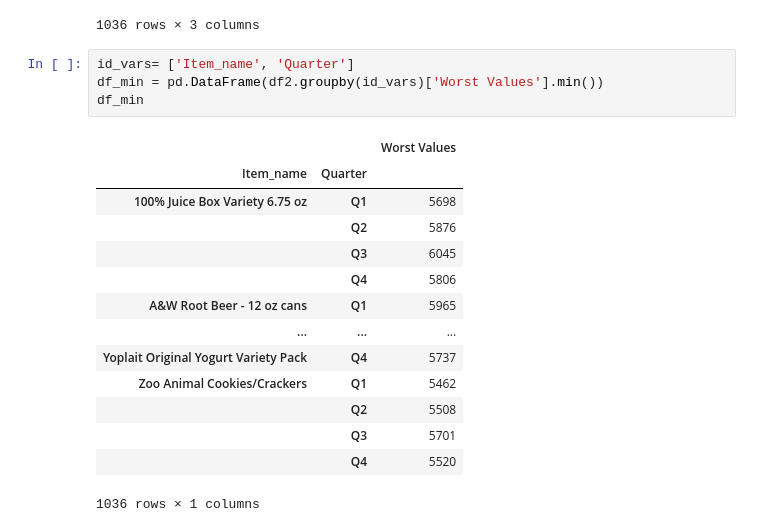
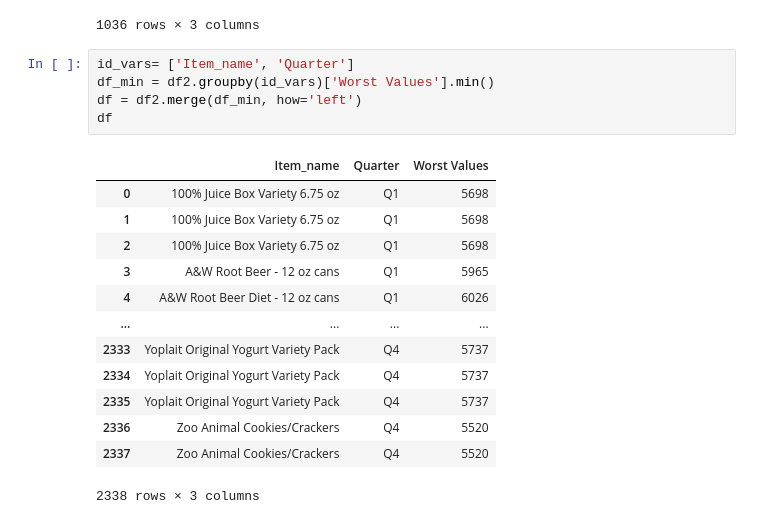
Before and after one commit to SadiaAlamChy/HDA-Tech-Learning, a Jupyter notebook: notebook/Analytics/OLAP Query/Query 8.ipynb, the cells around one changed output. Saved outputs shown, nothing was run; the diff lists cells and outputs as text.

```diff
--- a/notebook/Analytics/OLAP Query/Query 8.ipynb
+++ b/notebook/Analytics/OLAP Query/Query 8.ipynb
@@ -136,20 +136,20 @@ df2
 1036 rows × 3 columns
 # %%
 id_vars= ['Item_name', 'Quarter']
-df_min = pd.DataFrame(df2.groupby(id_vars)['Worst Values'].min())
-df_min
+df_min = df2.groupby(id_vars)['Worst Values'].min()
+df = df2.merge(df_min, how='left')
+df
 # %% [output]
-|  |  | Worst Values |
-| Item_name | Quarter |  |
-| 100% Juice Box Variety 6.75 oz | Q1 | 5698 |
-|  | Q2 | 5876 |
-|  | Q3 | 6045 |
-|  | Q4 | 5806 |
-| A&W Root Beer - 12 oz cans | Q1 | 5965 |
-| ... | ... | ... |
-| Yoplait Original Yogurt Variety Pack | Q4 | 5737 |
-| Zoo Animal Cookies/Crackers | Q1 | 5462 |
-|  | Q2 | 5508 |
-|  | Q3 | 5701 |
-|  | Q4 | 5520 |
+|  | Item_name | Quarter | Worst Values |
+| 0 | 100% Juice Box Variety 6.75 oz | Q1 | 5698 |
+| 1 | 100% Juice Box Variety 6.75 oz | Q1 | 5698 |
+| 2 | 100% Juice Box Variety 6.75 oz | Q1 | 5698 |
+| 3 | A&W Root Beer - 12 oz cans | Q1 | 5965 |
+| 4 | A&W Root Beer Diet - 12 oz cans | Q1 | 6026 |
+| ... | ... | ... | ... |
+| 2333 | Yoplait Original Yogurt Variety Pack | Q4 | 5737 |
+| 2334 | Yoplait Original Yogurt Variety Pack | Q4 | 5737 |
+| 2335 | Yoplait Original Yogurt Variety Pack | Q4 | 5737 |
+| 2336 | Zoo Animal Cookies/Crackers | Q4 | 5520 |
+| 2337 | Zoo Animal Cookies/Crackers | Q4 | 5520 |
-1036 rows × 1 columns
+2338 rows × 3 columns
```
Also changed, not shown: parts of 18 cells of this notebook.
